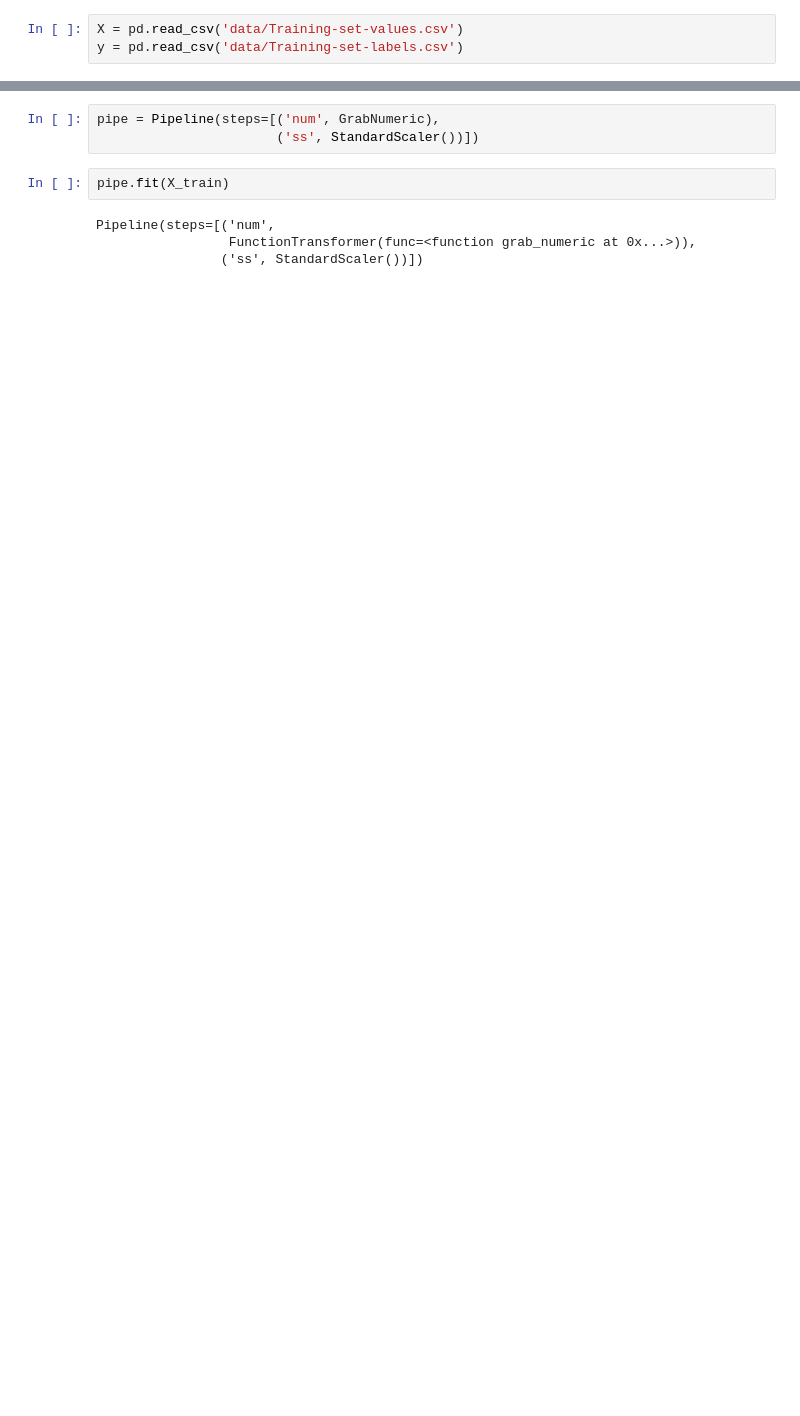
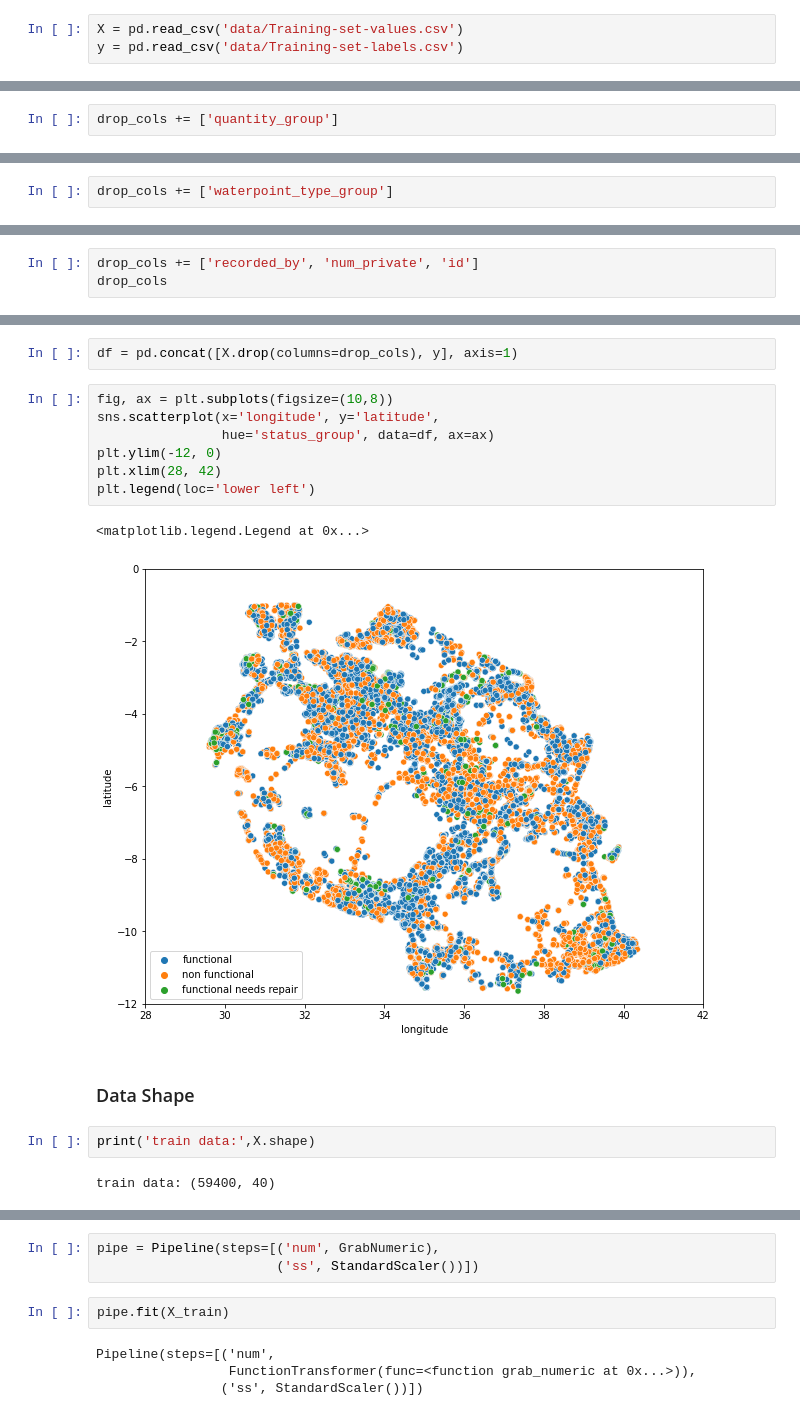
Before and after one commit to UpGoerFive/Tanzania-Well-Project, a Jupyter notebook: vale_workflow.ipynb, the cells around one changed output, grey strips where cells are left out. Drawn from its saved outputs; the diff is of its cells as text; blank space fills up the shorter version.

```diff
--- a/vale_workflow.ipynb
+++ b/vale_workflow.ipynb
@@ -78,0 +294,2 @@ GrabNumeric = FunctionTransformer(grab_numeric)
+# %%
+drop_cols += ['quantity_group']
@@ -78,0 +312,2 @@ GrabNumeric = FunctionTransformer(grab_numeric)
+# %%
+drop_cols += ['waterpoint_type_group']
@@ -78,0 +318,3 @@ GrabNumeric = FunctionTransformer(grab_numeric)
+# %%
+drop_cols += ['recorded_by', 'num_private', 'id']
+drop_cols
@@ -78,0 +337,18 @@ GrabNumeric = FunctionTransformer(grab_numeric)
+# %%
+df = pd.concat([X.drop(columns=drop_cols), y], axis=1)
+# %%
+fig, ax = plt.subplots(figsize=(10,8))
+sns.scatterplot(x='longitude', y='latitude',
+                hue='status_group', data=df, ax=ax)
+plt.ylim(-12, 0)
+plt.xlim(28, 42)
+plt.legend(loc='lower left')
+# %% [output]
+<matplotlib.legend.Legend at 0x...>
+[figure, added]
+# %% [markdown]
+### Data Shape
+# %%
+print('train data:',X.shape)
+# %% [output]
+train data: (59400, 40)
```
Also changed, not shown: parts of 92 cells of this notebook.
